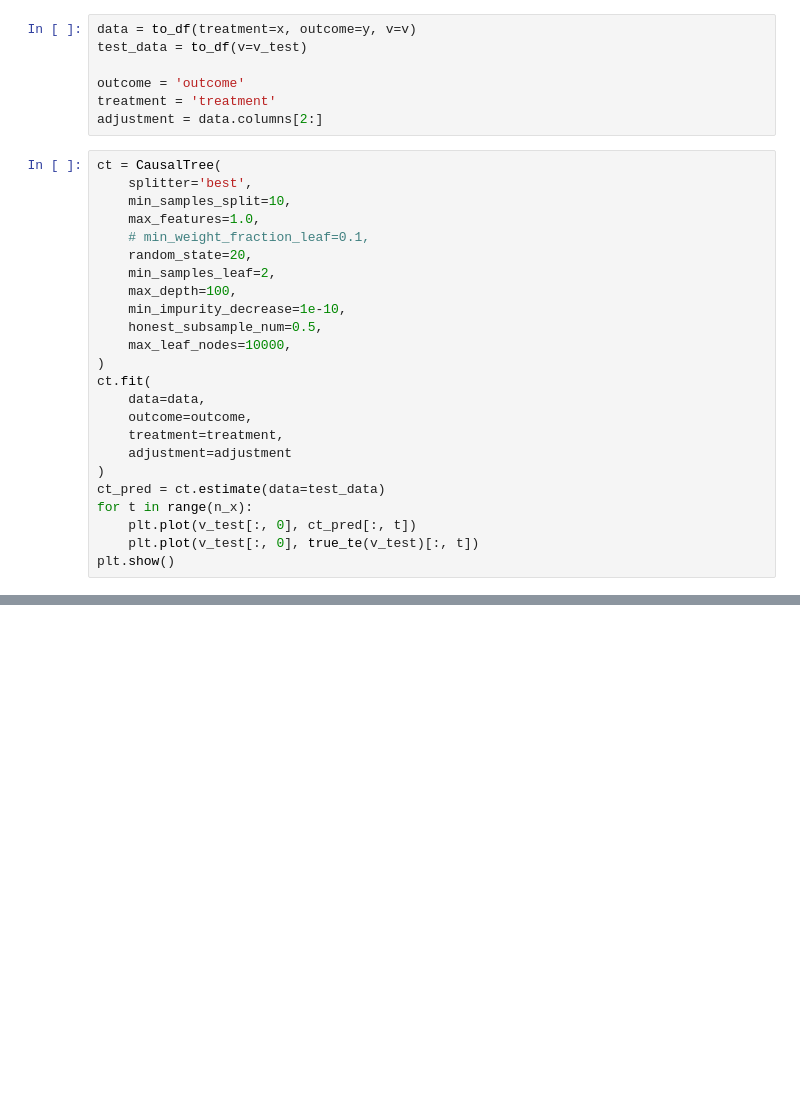
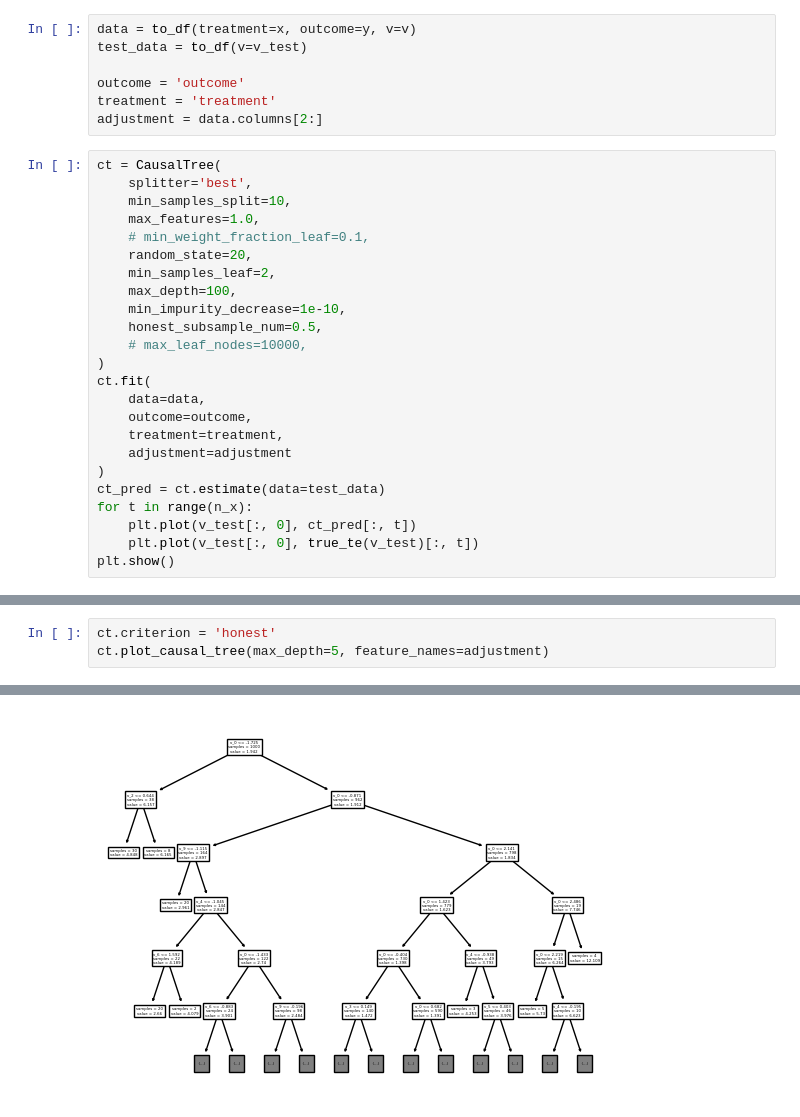
Before and after one commit to DataCanvasIO/YLearn, a Jupyter notebook: example_usages/test_causal_tree.ipynb, the cells around one changed output, grey strips where cells are left out. Drawn from its saved outputs; the diff is of its cells as text; blank space fills up the shorter version.

```diff
--- a/example_usages/test_causal_tree.ipynb
+++ b/example_usages/test_causal_tree.ipynb
@@ -37,7 +37,7 @@ ct = CausalTree(
     max_depth=100,
     min_impurity_decrease=1e-10,
     honest_subsample_num=0.5,
-    max_leaf_nodes=10000,
+    # max_leaf_nodes=10000,
 )
 ct.fit(
     data=data,
@@ -58 +58,5 @@ plt.show()
 [figure]
+# %%
+ct.criterion = 'honest'
+ct.plot_causal_tree(max_depth=5, feature_names=adjustment)
+# %% [output]
@@ -58,0 +80 @@ plt.show()
+[figure, added]
```
Also changed, not shown: parts of 2 cells of this notebook, 8 other files.
